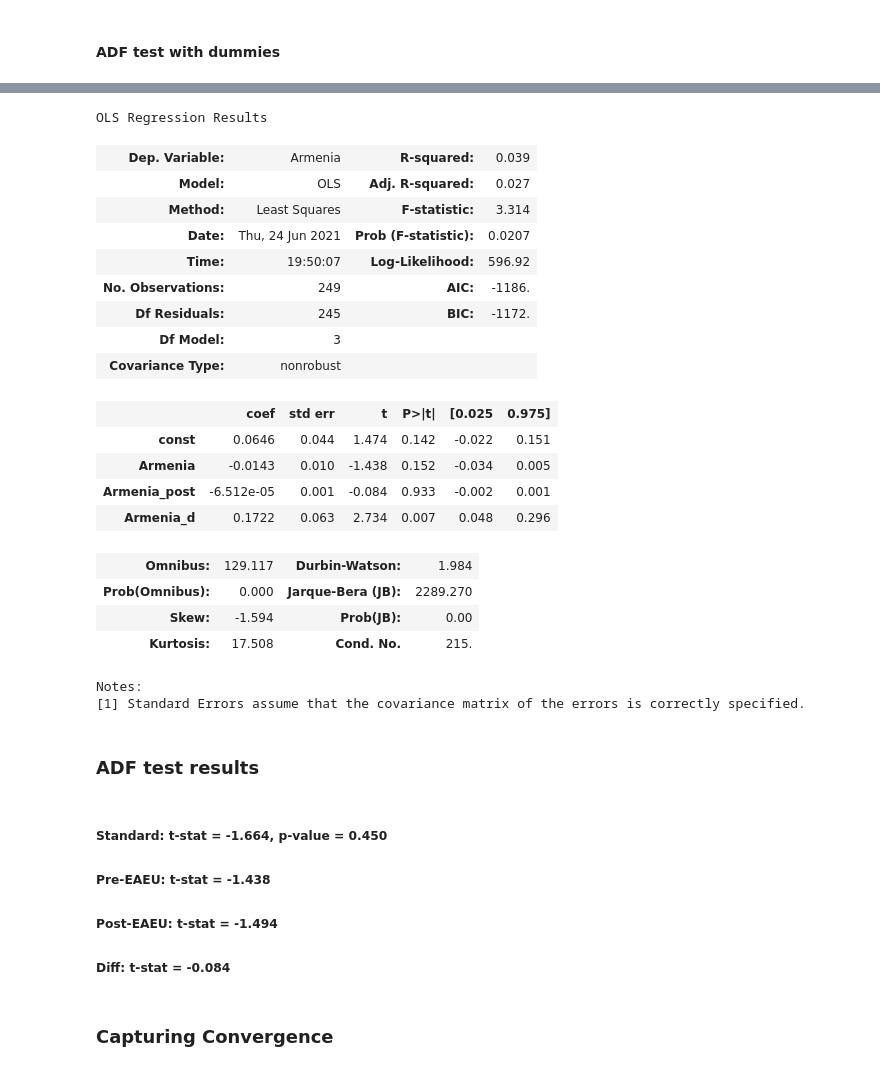
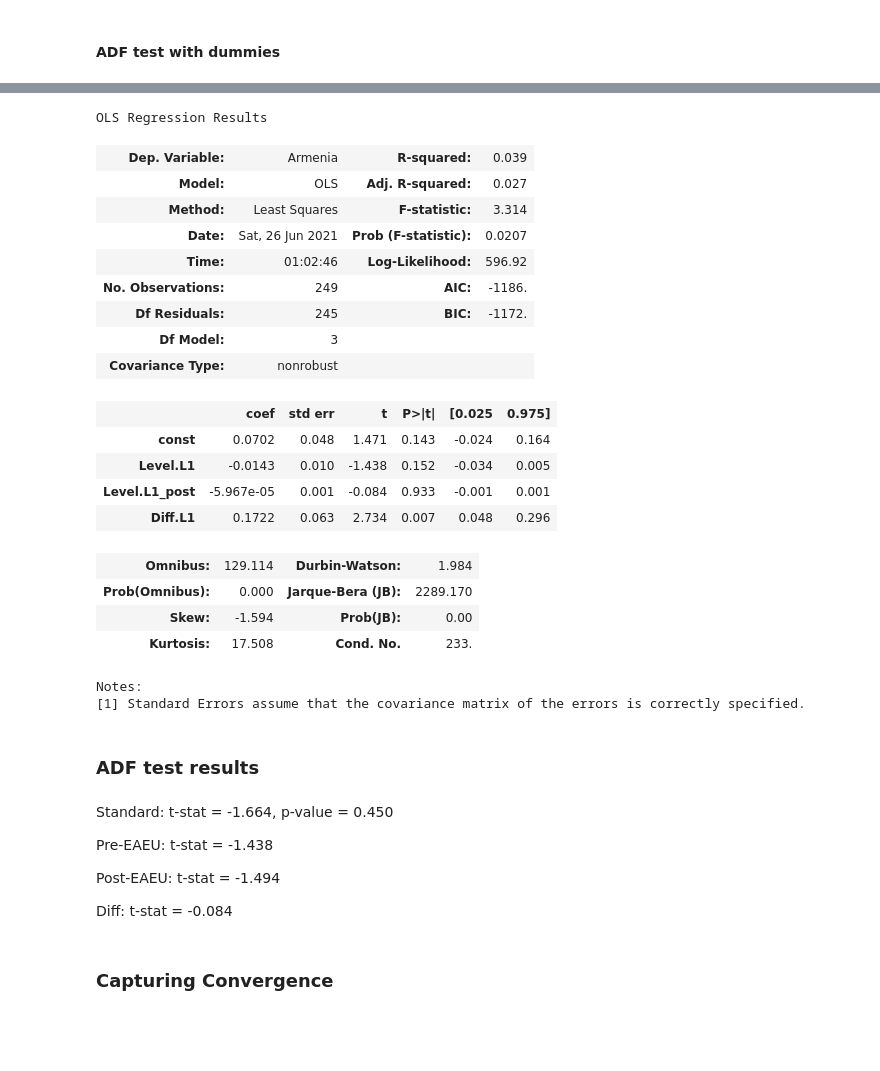
Before and after one commit to vlad-yeghiazaryan/PPP-in-EAEU, a Jupyter notebook: PPP_in_EAEU.ipynb, the cells around one changed output, grey strips where cells are left out. Drawn from its saved outputs; the diff is of its cells as text; code cells hidden in the pictures; blank space fills up the shorter version.

```diff
--- a/PPP_in_EAEU.ipynb
+++ b/PPP_in_EAEU.ipynb
@@ -346,11 +346,15 @@ Alternative Hypothesis: The process is weakly stationary.
 #### Standard ADF test
 # %%
 # This replicates the results above with the ADF class
-d_y = dataLogs['Armenia'].diff()
-y_1 = dataLogs[['Armenia']].shift(1)
-d_y_1 = dataLogs['Armenia'].diff(1).shift(1)
-Res = OLS(d_y[2:],exog=sm.add_constant((y_1.join(d_y_1,rsuffix='_d'))[2:])).fit()
-Res.summary()
+lags = 1 # dynamically scalable
+diff = dataLogs['Armenia'].diff(1)
+d_y = diff[1+lags:]
+y_1 = dataLogs['Armenia'].shift(1).rename('Level.L1')
+d_y_lags = pd.DataFrame(lagmat(diff, maxlag=lags), index=diff.index,
+                        columns=['Diff.L'+str(i) for i in range(1, lags+1)])
+X = sm.add_constant(pd.concat([y_1, d_y_lags], axis=1))[1+lags:]
+res = OLS(d_y, exog=X).fit()
+res.summary()
 # %% [output]
 OLS Regression Results
 | Dep. Variable: | Armenia | R-squared: | 0.039 |
@@ -376,12 +403,18 @@ Notes:
 #### ADF test with dummies
 # %%
 # ADF test with pre- and post-EAEU dummies
-d_y = dataLogs['Armenia'].diff()
-y_1_pre = dataLogs[['Armenia']].apply(lambda x: x*(dataLogs.index < dt.datetime(2015,1,1))).shift(1)
-y_1_post = dataLogs[['Armenia']].apply(lambda x: x*(dataLogs.index >= dt.datetime(2015,1,1))).shift(1)
-d_y_1 = dataLogs['Armenia'].diff(1).shift(1)
-Res = OLS(d_y[2:],exog=sm.add_constant((y_1_pre.join(y_1_post,lsuffix='_pre',rsuffix='_post').join(d_y_1,rsuffix='_d'))[2:])).fit()
-Res.summary()
+lags = 1
+diff = dataLogs['Armenia'].diff(1)
+d_y = diff[1+lags:]
+EAEU = (dataLogs.index > '2015-01-01').astype(int)
+y_1 = dataLogs['Armenia'].shift(1).rename('Level.L1')
+y_1_post = pd.DataFrame(y_1*EAEU).add_suffix('_post')
+y_1_pre =  pd.DataFrame(y_1*(1-EAEU)).add_suffix('_pre')
+d_y_lags = pd.DataFrame(lagmat(diff, maxlag=lags), index=diff.index,
+                        columns=['Diff.L'+str(i) for i in range(1, lags+1)])
+X = sm.add_constant(pd.concat([y_1_pre, y_1_post, d_y_lags], axis=1))[1+lags:]
+res = OLS(d_y, exog=X).fit()
+res.summary()
 # %% [output]
 OLS Regression Results
 | Dep. Variable: | Armenia | R-squared: | 0.039 |
@@ -405,42 +438,42 @@ OLS Regression Results
 Notes:
 [1] Standard Errors assume that the covariance matrix of the errors is correctly specified.
 # %%
-# ADF test with post-EAEU dummy
-d_y = dataLogs['Armenia'].diff()
-y_1 = dataLogs[['Armenia']].shift(1)
-y_1_post = dataLogs[['Armenia']].apply(lambda x: x*(dataLogs.index >= dt.datetime(2015,1,1))).shift(1)
-d_y_1 = dataLogs['Armenia'].diff(1).shift(1)
-Res = OLS(d_y[2:],exog=sm.add_constant((y_1.join(y_1_post,rsuffix='_post').join(d_y_1,rsuffix='_d'))[2:])).fit()
-Res.summary()
+# ADF test with post-EAEU dummy (Level.L1_post: beta_1 - beta_2 version)
+X = sm.add_constant(pd.concat([y_1, y_1_post, d_y_lags], axis=1))[1+lags:]
+res = OLS(d_y, exog=X).fit()
+res.summary()
 # %% [output]
 OLS Regression Results
 | Dep. Variable: | Armenia | R-squared: | 0.039 |
 | Model: | OLS | Adj. R-squared: | 0.027 |
 | Method: | Least Squares | F-statistic: | 3.314 |
-| Date: | Thu, 24 Jun 2021 | Prob (F-statistic): | 0.0207 |
-| Time: | 19:50:07 | Log-Likelihood: | 596.92 |
+| Date: | Sat, 26 Jun 2021 | Prob (F-statistic): | 0.0207 |
+| Time: | 01:02:46 | Log-Likelihood: | 596.92 |
 | No. Observations: | 249 | AIC: | -1186. |
 | Df Residuals: | 245 | BIC: | -1172. |
 | Df Model: | 3 |  |  |
 | Covariance Type: | nonrobust |  |  |
 |  | coef | std err | t | P>|t| | [0.025 | 0.975] |
-| const | 0.0646 | 0.044 | 1.474 | 0.142 | -0.022 | 0.151 |
-| Armenia | -0.0143 | 0.010 | -1.438 | 0.152 | -0.034 | 0.005 |
-| Armenia_post | -6.512e-05 | 0.001 | -0.084 | 0.933 | -0.002 | 0.001 |
-| Armenia_d | 0.1722 | 0.063 | 2.734 | 0.007 | 0.048 | 0.296 |
+| const | 0.0702 | 0.048 | 1.471 | 0.143 | -0.024 | 0.164 |
+| Level.L1 | -0.0143 | 0.010 | -1.438 | 0.152 | -0.034 | 0.005 |
+| Level.L1_post | -5.967e-05 | 0.001 | -0.084 | 0.933 | -0.001 | 0.001 |
+| Diff.L1 | 0.1722 | 0.063 | 2.734 | 0.007 | 0.048 | 0.296 |
-| Omnibus: | 129.117 | Durbin-Watson: | 1.984 |
-| Prob(Omnibus): | 0.000 | Jarque-Bera (JB): | 2289.270 |
+| Omnibus: | 129.114 | Durbin-Watson: | 1.984 |
+| Prob(Omnibus): | 0.000 | Jarque-Bera (JB): | 2289.170 |
 | Skew: | -1.594 | Prob(JB): | 0.00 |
-| Kurtosis: | 17.508 | Cond. No. | 215. |
+| Kurtosis: | 17.508 | Cond. No. | 233. |
 Notes:
 [1] Standard Errors assume that the covariance matrix of the errors is correctly specified.
 # %% [markdown]
 ### ADF test results
 # %% [markdown]
-##### Standard: t-stat = -1.664, p-value = 0.450
-##### Pre-EAEU: t-stat = -1.438
-##### Post-EAEU: t-stat = -1.494
-##### Diff: t-stat = -0.084
+Standard: t-stat = -1.664, p-value = 0.450
+
+Pre-EAEU: t-stat = -1.438
+
+Post-EAEU: t-stat = -1.494
+
+Diff: t-stat = -0.084
 # %% [markdown]
 ### Capturing Convergence
 # %%
```
Also changed, not shown: parts of 10 cells of this notebook, 13 other files.
